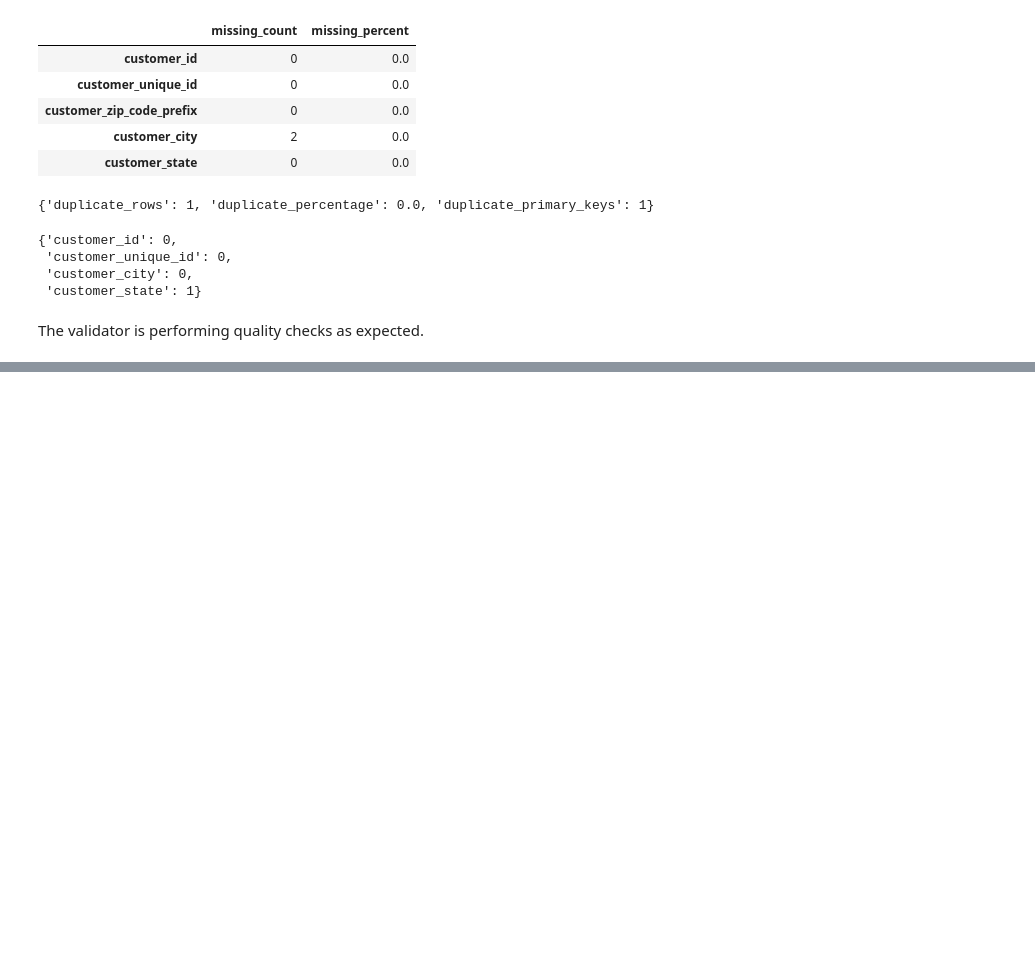
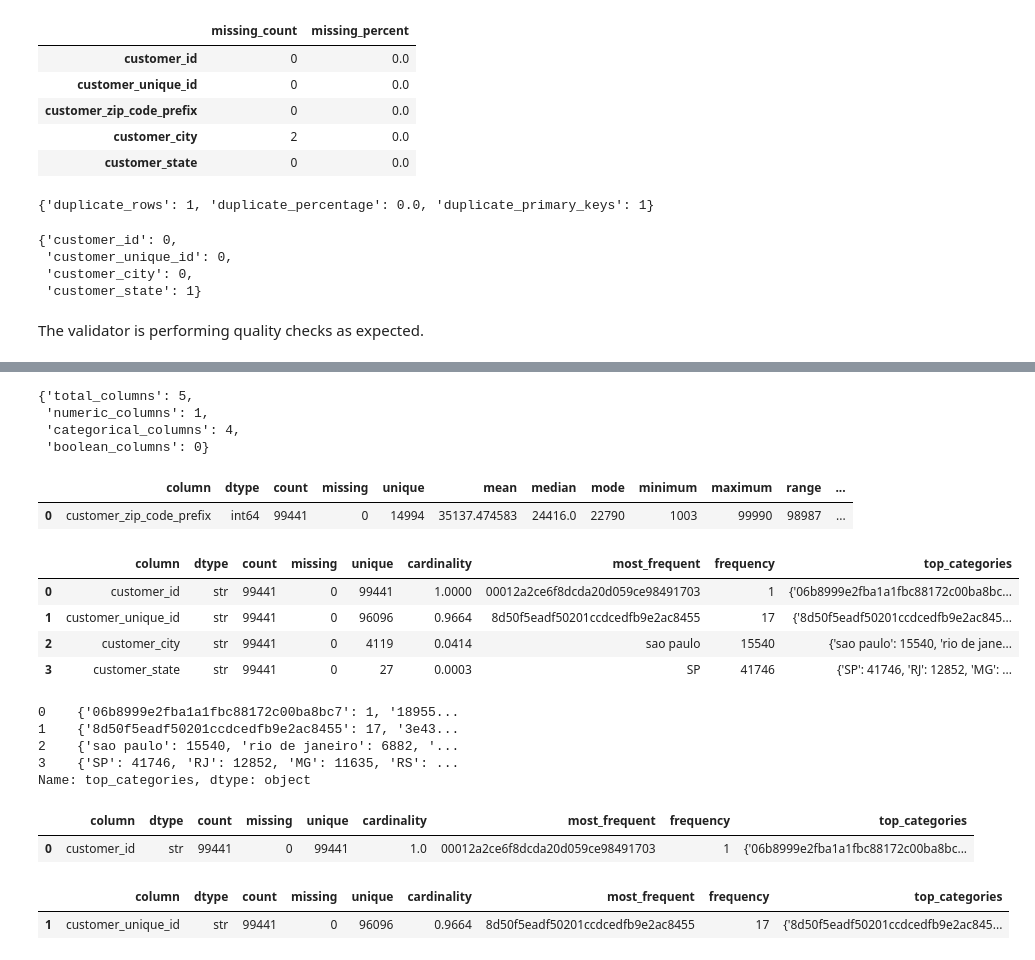
Before and after one commit to sufiyanshaikhh/Customer-Lifetime-Value-CLV-Optimization-Multi-Channel-Attribution-Engine, a Jupyter notebook: notebooks/customers_inspection.ipynb, the cells around one changed output, grey strips where cells are left out. Cells and saved outputs as stored; diff of their text form; code cells hidden in the pictures; blank space fills up the shorter version.

```diff
--- a/notebooks/customers_inspection.ipynb
+++ b/notebooks/customers_inspection.ipynb
@@ -267,0 +291,42 @@ The validator is performing quality checks as expected.
+# %%
+profiler = DescriptiveStatistics(customers)
+# %%
+results = profiler.profile()
+# %%
+results["summary"]
+# %% [output]
+{'total_columns': 5,
+ 'numeric_columns': 1,
+ 'categorical_columns': 4,
+ 'boolean_columns': 0}
+# %%
+results["numeric"]
+# %% [output]
+|  | column | dtype | count | missing | unique | mean | median | mode | minimum | maximum | range | ... |
+| 0 | customer_zip_code_prefix | int64 | 99441 | 0 | 14994 | 35137.474583 | 24416.0 | 22790 | 1003 | 99990 | 98987 | ... |
+# %%
+results["categorical"]
+# %% [output]
+|  | column | dtype | count | missing | unique | cardinality | most_frequent | frequency | top_categories |
+| 0 | customer_id | str | 99441 | 0 | 99441 | 1.0000 | 00012a2ce6f8dcda20d059ce98491703 | 1 | {'06b8999e2fba1a1fbc88172c00ba8bc... |
+| 1 | customer_unique_id | str | 99441 | 0 | 96096 | 0.9664 | 8d50f5eadf50201ccdcedfb9e2ac8455 | 17 | {'8d50f5eadf50201ccdcedfb9e2ac845... |
+| 2 | customer_city | str | 99441 | 0 | 4119 | 0.0414 | sao paulo | 15540 | {'sao paulo': 15540, 'rio de jane... |
+| 3 | customer_state | str | 99441 | 0 | 27 | 0.0003 | SP | 41746 | {'SP': 41746, 'RJ': 12852, 'MG': ... |
+# %%
+results["categorical"]["top_categories"]
+# %% [output]
+0    {'06b8999e2fba1a1fbc88172c00ba8bc7': 1, '18955...
+1    {'8d50f5eadf50201ccdcedfb9e2ac8455': 17, '3e43...
+2    {'sao paulo': 15540, 'rio de janeiro': 6882, '...
+3    {'SP': 41746, 'RJ': 12852, 'MG': 11635, 'RS': ...
+Name: top_categories, dtype: object
+# %%
+results["categorical"].query("column == 'customer_id'")
+# %% [output]
+|  | column | dtype | count | missing | unique | cardinality | most_frequent | frequency | top_categories |
+| 0 | customer_id | str | 99441 | 0 | 99441 | 1.0 | 00012a2ce6f8dcda20d059ce98491703 | 1 | {'06b8999e2fba1a1fbc88172c00ba8bc... |
+# %%
+results["categorical"].query("column == 'customer_unique_id'")
+# %% [output]
+|  | column | dtype | count | missing | unique | cardinality | most_frequent | frequency | top_categories |
+| 1 | customer_unique_id | str | 99441 | 0 | 96096 | 0.9664 | 8d50f5eadf50201ccdcedfb9e2ac8455 | 17 | {'8d50f5eadf50201ccdcedfb9e2ac845... |
```
Also changed, not shown: parts of 13 cells of this notebook, 1 other file.
